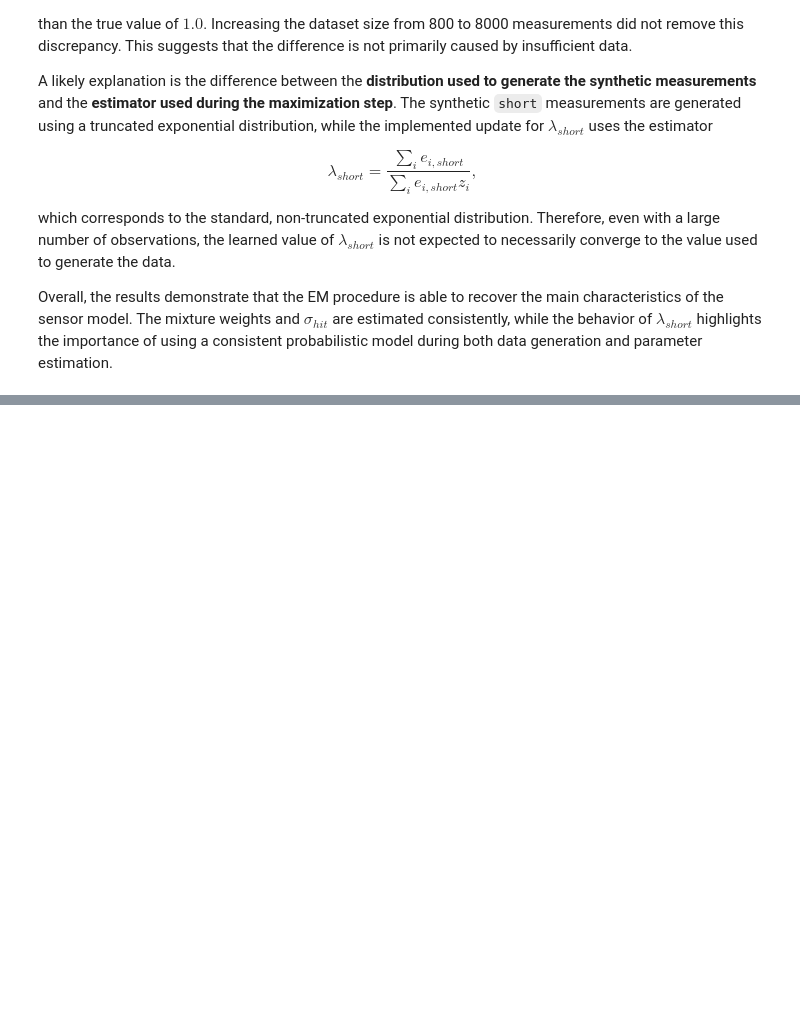
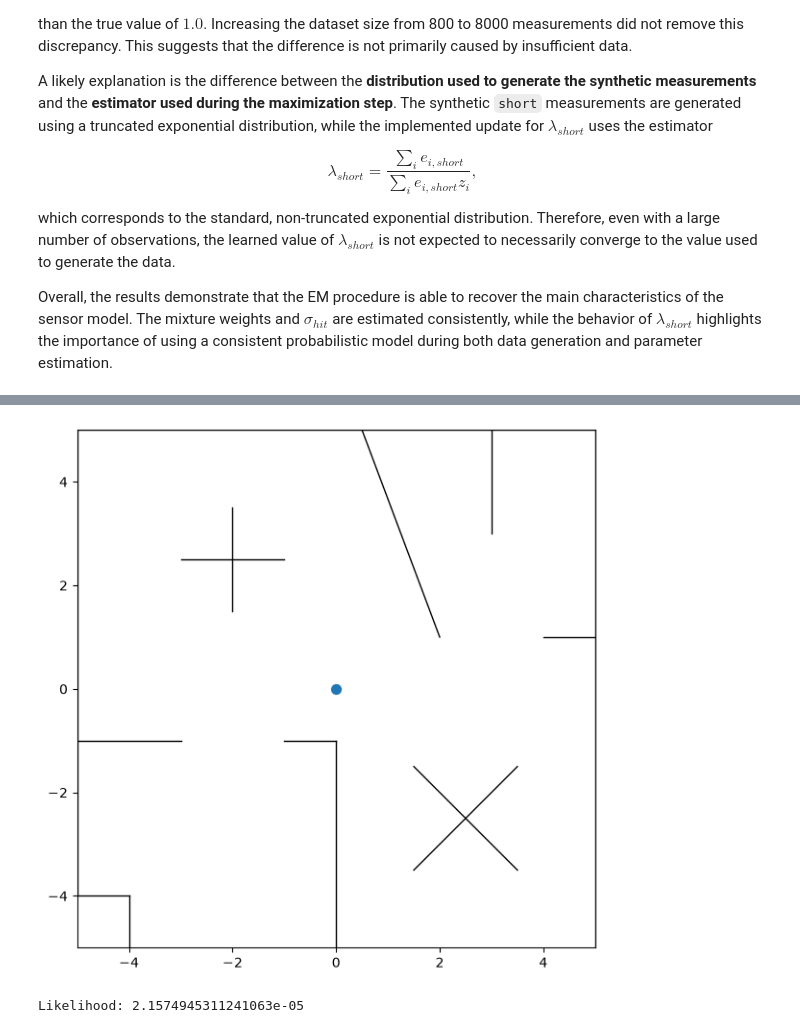
Before and after one commit to jtu-hub/UFRJ-COE-841, a Jupyter notebook: trabalho 2.ipynb, the cells around one changed output, grey strips where cells are left out. Drawn from its saved outputs; the diff is of its cells as text; code cells hidden in the pictures; blank space fills up the shorter version.

```diff
--- a/trabalho 2.ipynb
+++ b/trabalho 2.ipynb
@@ -923,0 +906,24 @@ Overall, the results demonstrate that the EM procedure is able to recover the ma
+# %%
+fig, ax = plt.subplots(figsize=(7, 7))
+obstacle_map.draw(ax)
+
+ax.scatter(x_true.x, x_true.y, s=50)
+ax.set_aspect("equal")
+plt.show()
+# %% [output]
+[figure, added]
+# %%
+likelihood = likelihood_field_range_finder_model(
+    z=z,
+    x=x_true,
+    distance_field=distance_field,
+    z_max=z_max,
+    z_hit=0.7,
+    z_rand=0.1,
+    sigma_hit=0.2,
+    beam_angles=beam_angles
+)
+
+print("Likelihood:", likelihood)
+# %% [output]
+Likelihood: 2.1574945311241063e-05
```
Also changed, not shown: parts of 11 cells of this notebook, 3 other files.
